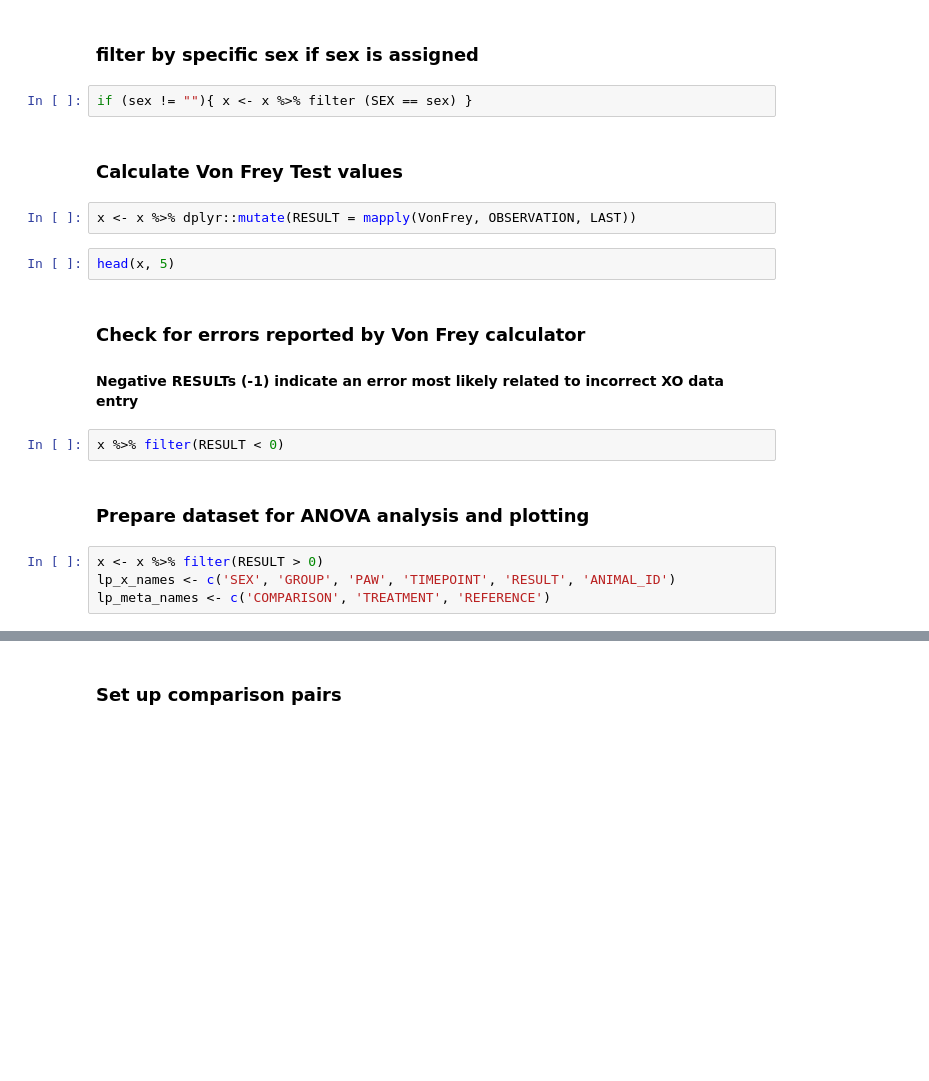
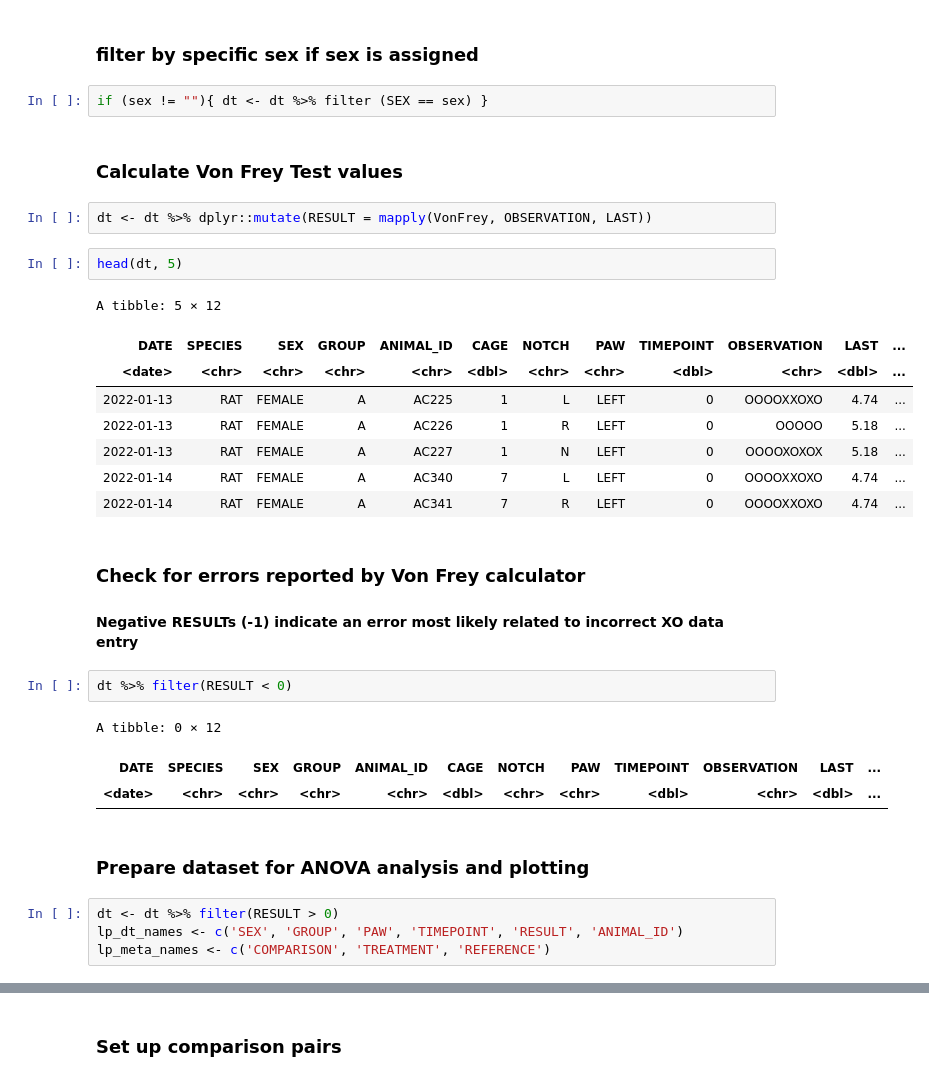
Before and after one commit to chernov-lab/VonFreyTest, a Jupyter notebook: VonFreyGithub.ipynb, the cells around one changed output, grey strips where cells are left out. Saved outputs shown, nothing was run; the diff lists cells and outputs as text; blank space fills up the shorter version.

```diff
--- a/VonFreyGithub.ipynb
+++ b/VonFreyGithub.ipynb
@@ -127,22 +150,35 @@ head(meta)
 # %% [markdown]
 ### filter by specific sex if **sex** is assigned
 # %%
-if (sex != ""){ x <- x %>% filter (SEX == sex) }
+if (sex != ""){ dt <- dt %>% filter (SEX == sex) }
 # %% [markdown]
 ### Calculate **Von Frey Test** values
 # %%
-x <- x %>% dplyr::mutate(RESULT = mapply(VonFrey, OBSERVATION, LAST))
+dt <- dt %>% dplyr::mutate(RESULT = mapply(VonFrey, OBSERVATION, LAST))
 # %%
-head(x, 5)
+head(dt, 5)
+# %% [output]
+A tibble: 5 × 12
+| DATE | SPECIES | SEX | GROUP | ANIMAL_ID | CAGE | NOTCH | PAW | TIMEPOINT | OBSERVATION | LAST | ... |
+| <date> | <chr> | <chr> | <chr> | <chr> | <dbl> | <chr> | <chr> | <dbl> | <chr> | <dbl> | ... |
+| 2022-01-13 | RAT | FEMALE | A | AC225 | 1 | L | LEFT | 0 | OOOOXXOXO | 4.74 | ... |
+| 2022-01-13 | RAT | FEMALE | A | AC226 | 1 | R | LEFT | 0 | OOOOO | 5.18 | ... |
+| 2022-01-13 | RAT | FEMALE | A | AC227 | 1 | N | LEFT | 0 | OOOOXOXOX | 5.18 | ... |
+| 2022-01-14 | RAT | FEMALE | A | AC340 | 7 | L | LEFT | 0 | OOOOXXOXO | 4.74 | ... |
+| 2022-01-14 | RAT | FEMALE | A | AC341 | 7 | R | LEFT | 0 | OOOOXXOXO | 4.74 | ... |
 # %% [markdown]
 ### Check for errors reported by Von Frey calculator
 #### Negative RESULTs (-1) indicate an error most likely related to incorrect XO data entry
 # %%
-x %>% filter(RESULT < 0)
+dt %>% filter(RESULT < 0)
+# %% [output]
+A tibble: 0 × 12
+| DATE | SPECIES | SEX | GROUP | ANIMAL_ID | CAGE | NOTCH | PAW | TIMEPOINT | OBSERVATION | LAST | ... |
+| <date> | <chr> | <chr> | <chr> | <chr> | <dbl> | <chr> | <chr> | <dbl> | <chr> | <dbl> | ... |
 # %% [markdown]
 ### Prepare dataset for ANOVA analysis and plotting
 # %%
-x <- x %>% filter(RESULT > 0)
-lp_x_names <- c('SEX', 'GROUP', 'PAW', 'TIMEPOINT', 'RESULT', 'ANIMAL_ID')
+dt <- dt %>% filter(RESULT > 0)
+lp_dt_names <- c('SEX', 'GROUP', 'PAW', 'TIMEPOINT', 'RESULT', 'ANIMAL_ID')
 lp_meta_names <- c('COMPARISON', 'TREATMENT', 'REFERENCE')
 # %%
```
Also changed, not shown: parts of 39 cells of this notebook.
